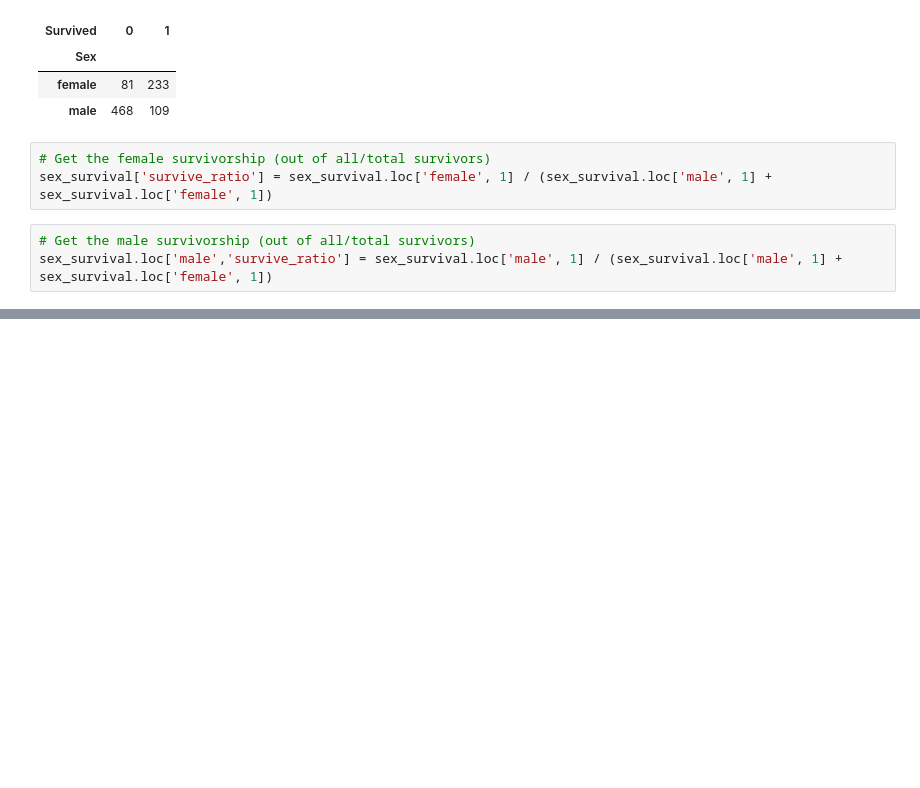
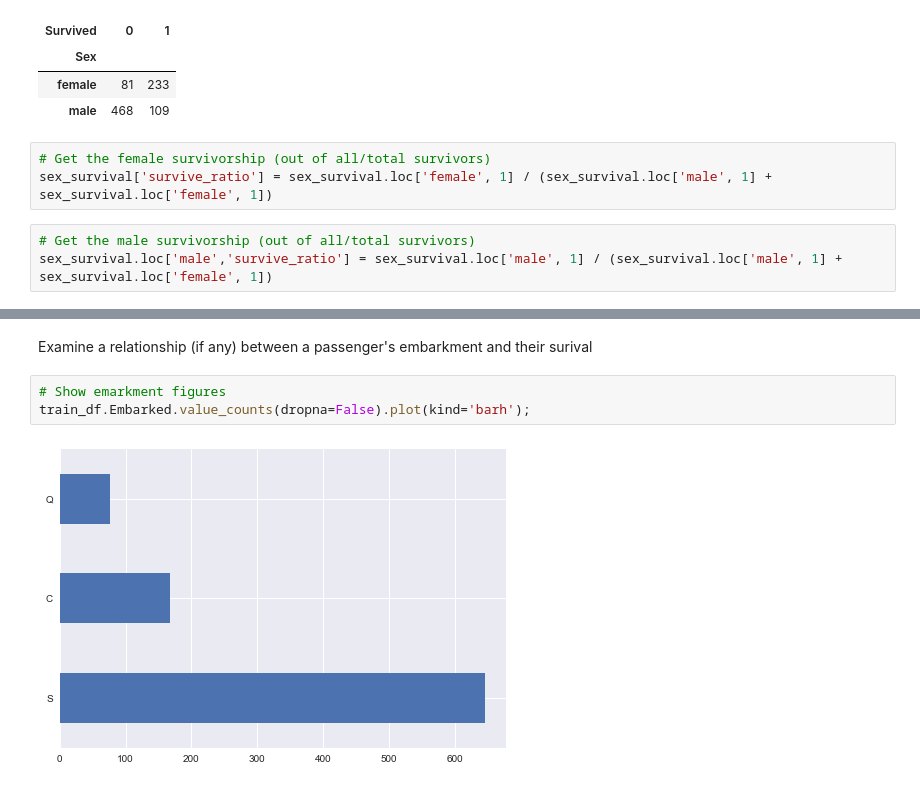
Before and after one commit to taylordye/Titanic-Analysis, a Jupyter notebook: Titanic Analysis 2.ipynb, the cells around one changed output, grey strips where cells are left out. Saved outputs shown, nothing was run; the diff lists cells and outputs as text; blank space fills up the shorter version.

```diff
--- a/Titanic Analysis 2.ipynb
+++ b/Titanic Analysis 2.ipynb
@@ -196,0 +242,7 @@ So we can conclude that although women make up 35% of those onboard, they repres
+# %% [markdown]
+Examine a relationship (if any) between a passenger's embarkment and their surival
+# %%
+# Show emarkment figures
+train_df.Embarked.value_counts(dropna=False).plot(kind='barh');
+# %% [output]
+[figure, added]
```
Also changed, not shown: parts of 18 cells of this notebook.
